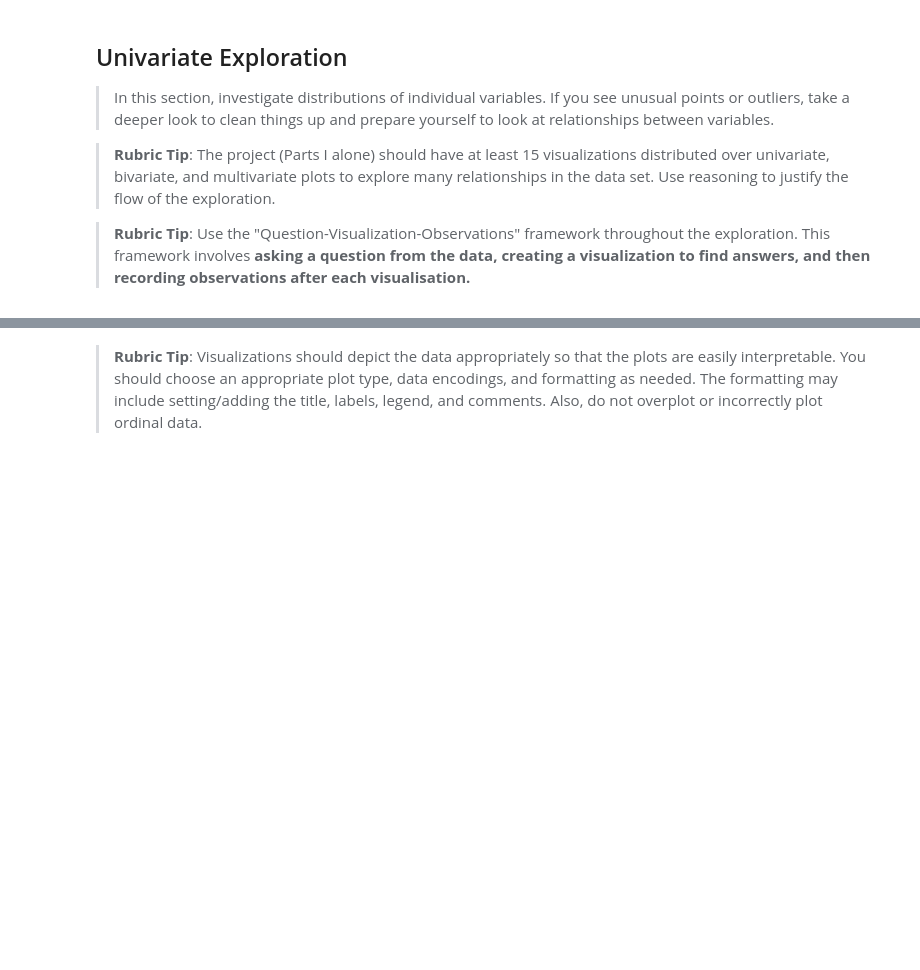
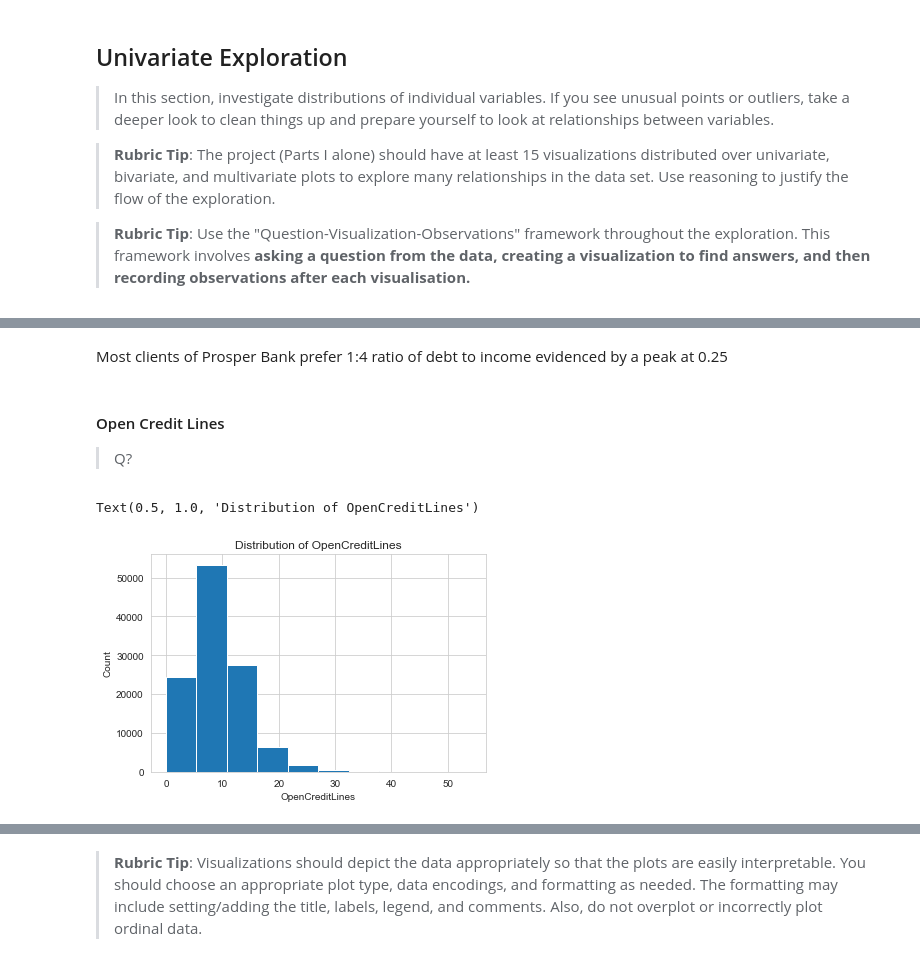
Before and after one commit to andisiambuku/Loans-Analysis-Project, a Jupyter notebook: Part_I_exploration_template.ipynb, the cells around one changed output, grey strips where cells are left out. Cells and saved outputs as stored; diff of their text form; code cells hidden in the pictures; blank space fills up the shorter version.

```diff
--- a/Part_I_exploration_template.ipynb
+++ b/Part_I_exploration_template.ipynb
@@ -222,0 +237,13 @@ and prepare yourself to look at relationships between variables.
+# %% [markdown]
+Most clients of Prosper Bank prefer 1:4 ratio of debt to income evidenced by a peak at 0.25
+# %% [markdown]
+#### Open Credit Lines
+> Q?
+# %%
+plt.hist(df_loans['OpenCreditLines']);
+plt.xlabel('OpenCreditLines')
+plt.ylabel('Count')
+plt.title('Distribution of OpenCreditLines')
+# %% [output]
+Text(0.5, 1.0, 'Distribution of OpenCreditLines')
+[figure, added]
```
Also changed, not shown: parts of 63 cells of this notebook, 1 other file.
